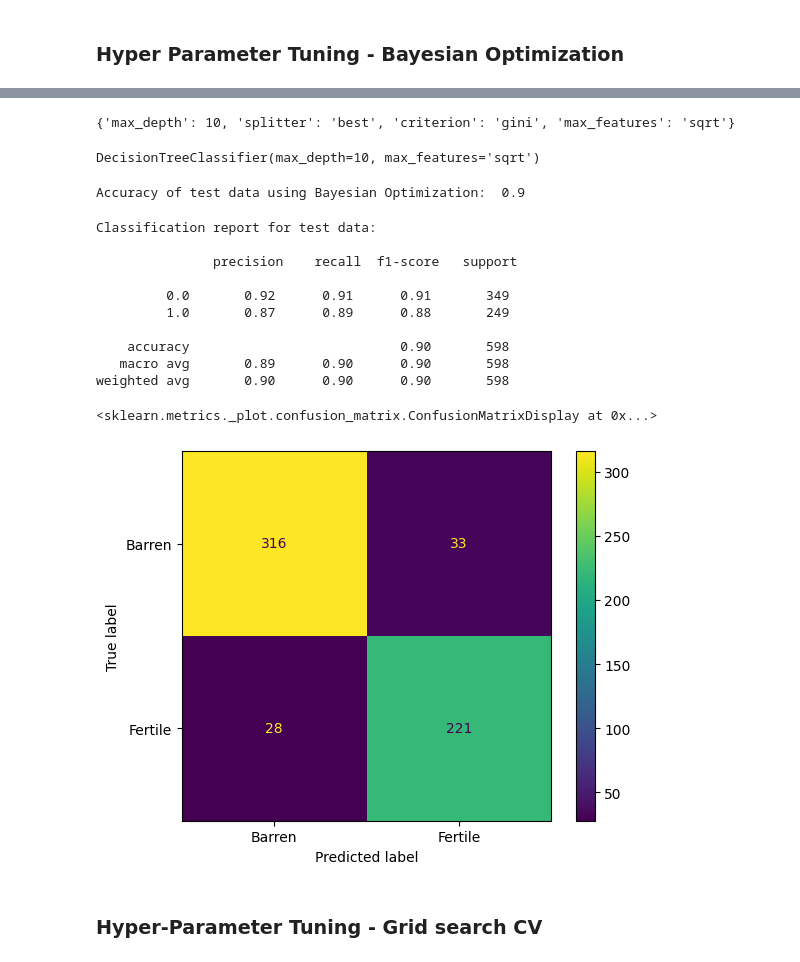
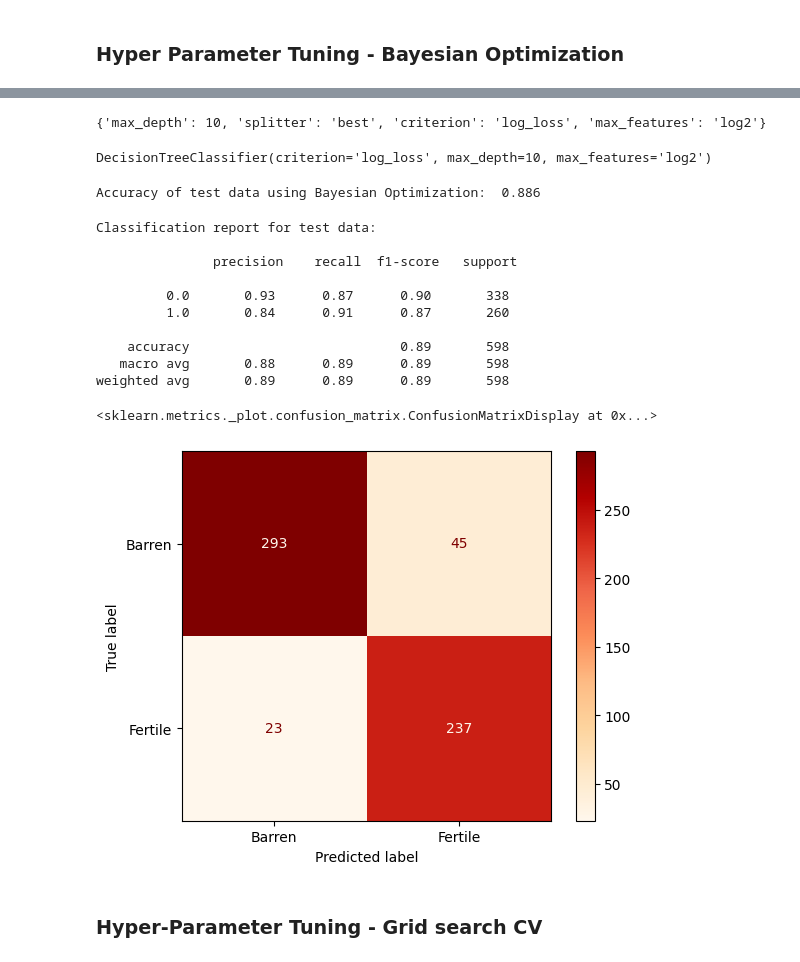
Before and after one commit to phaniram05/zircon-fertility-dsc, a Jupyter notebook: models/Decision Trees.ipynb, the cells around one changed output, grey strips where cells are left out. Drawn from its saved outputs; the diff is of its cells as text; code cells hidden in the pictures.

```diff
--- a/models/Decision Trees.ipynb
+++ b/models/Decision Trees.ipynb
@@ -150,7 +150,7 @@ optimization_function = partial(optimize, param_names = param_names, x = X_train
 # %%
 result = gp_minimize(func=optimization_function,
                      dimensions = param_space,
-                     n_calls=20,
+                     n_calls=50,
                      n_random_starts=5,
                      verbose=10,
                      n_jobs=-1)
@@ -189,40 +243,40 @@ Current minimum: -0.9029
 # %%
-best_params = dict(zip(param_names, result.x))
-print(best_params)
+best_params_bayesian = dict(zip(param_names, result.x))
+print(best_params_bayesian)
 # %% [output]
-{'max_depth': 10, 'splitter': 'best', 'criterion': 'gini', 'max_features': 'sqrt'}
+{'max_depth': 10, 'splitter': 'best', 'criterion': 'log_loss', 'max_features': 'log2'}
 # %%
-best_model_tree = DecisionTreeClassifier(**best_params)
+best_model_tree_bayesian = DecisionTreeClassifier(**best_params_bayesian)
 
-best_model_tree.fit(X_train_scaled, y_train)
+best_model_tree_bayesian.fit(X_train_scaled, y_train)
 # %% [output]
-DecisionTreeClassifier(max_depth=10, max_features='sqrt')
+DecisionTreeClassifier(criterion='log_loss', max_depth=10, max_features='log2')
 # %%
-y_pred_best = best_model_tree.predict(X_test_scaled)
+y_pred_best_bayesian = best_model_tree_bayesian.predict(X_test_scaled)
 # %%
-print("Accuracy of test data using Bayesian Optimization: ", round(accuracy_score(y_test, y_pred_best), 2))
+print("Accuracy of test data using Bayesian Optimization: ", round(accuracy_score(y_test, y_pred_best_bayesian), 3))
 # %% [output]
-Accuracy of test data using Bayesian Optimization:  0.9
+Accuracy of test data using Bayesian Optimization:  0.886
 # %%
-print("Classification report for test data: \n\n", classification_report(y_test, y_pred_best))
+print("Classification report for test data: \n\n", classification_report(y_test, y_pred_best_bayesian))
 # %% [output]
 Classification report for test data:
 
                precision    recall  f1-score   support
 
-         0.0       0.92      0.91      0.91       349
-         1.0       0.87      0.89      0.88       249
+         0.0       0.93      0.87      0.90       338
+         1.0       0.84      0.91      0.87       260
 
-    accuracy                           0.90       598
-   macro avg       0.89      0.90      0.90       598
-weighted avg       0.90      0.90      0.90       598
+    accuracy                           0.89       598
+   macro avg       0.88      0.89      0.89       598
+weighted avg       0.89      0.89      0.89       598
 # %%
-cm = confusion_matrix(y_test, y_pred_best)
+cm = confusion_matrix(y_test, y_pred_best_bayesian)
 
-ConfusionMatrixDisplay(cm, display_labels=['Barren', 'Fertile']).plot()
+ConfusionMatrixDisplay(cm, display_labels=['Barren', 'Fertile']).plot(cmap='OrRd')
 # %% [output]
 <sklearn.metrics._plot.confusion_matrix.ConfusionMatrixDisplay at 0x...>
-[figure, old version]
+[figure, new version]
 # %% [markdown]
 ### Hyper-Parameter Tuning - Grid search CV
 # %%
```
Also changed, not shown: parts of 27 cells of this notebook, 33 other files.
